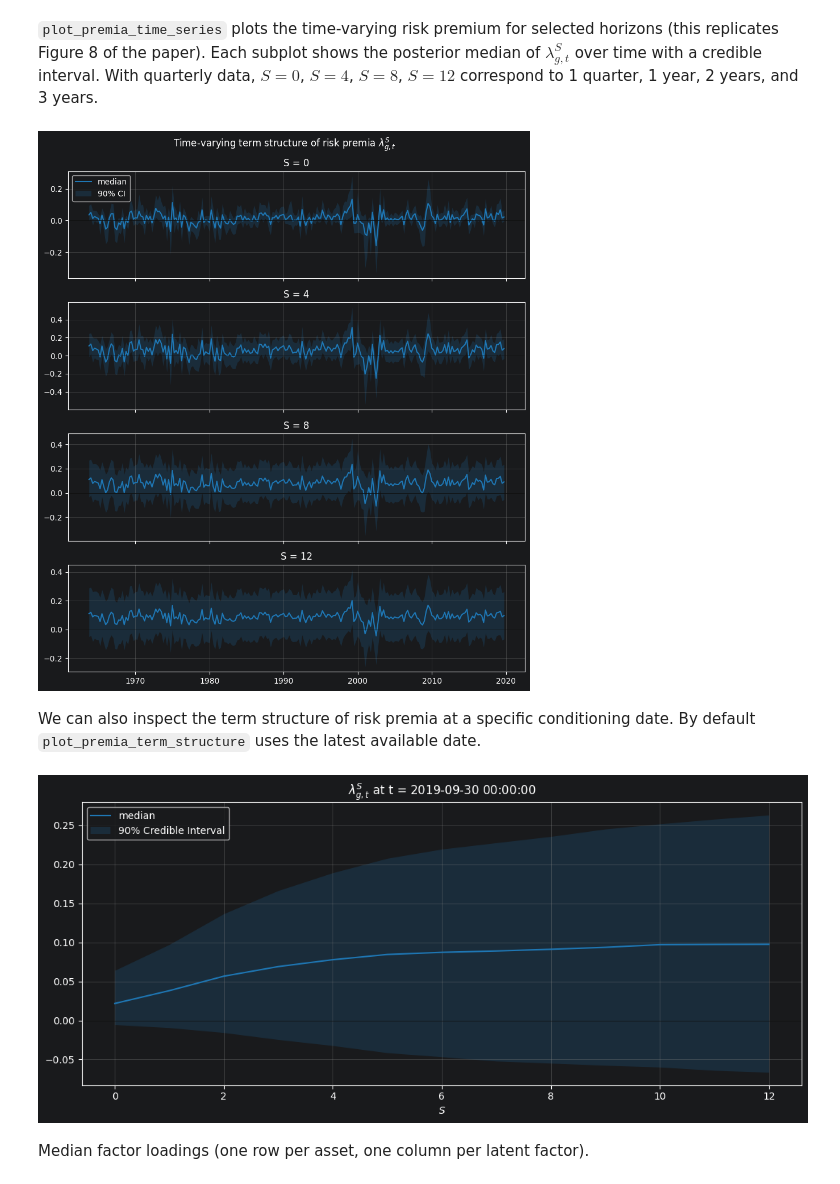
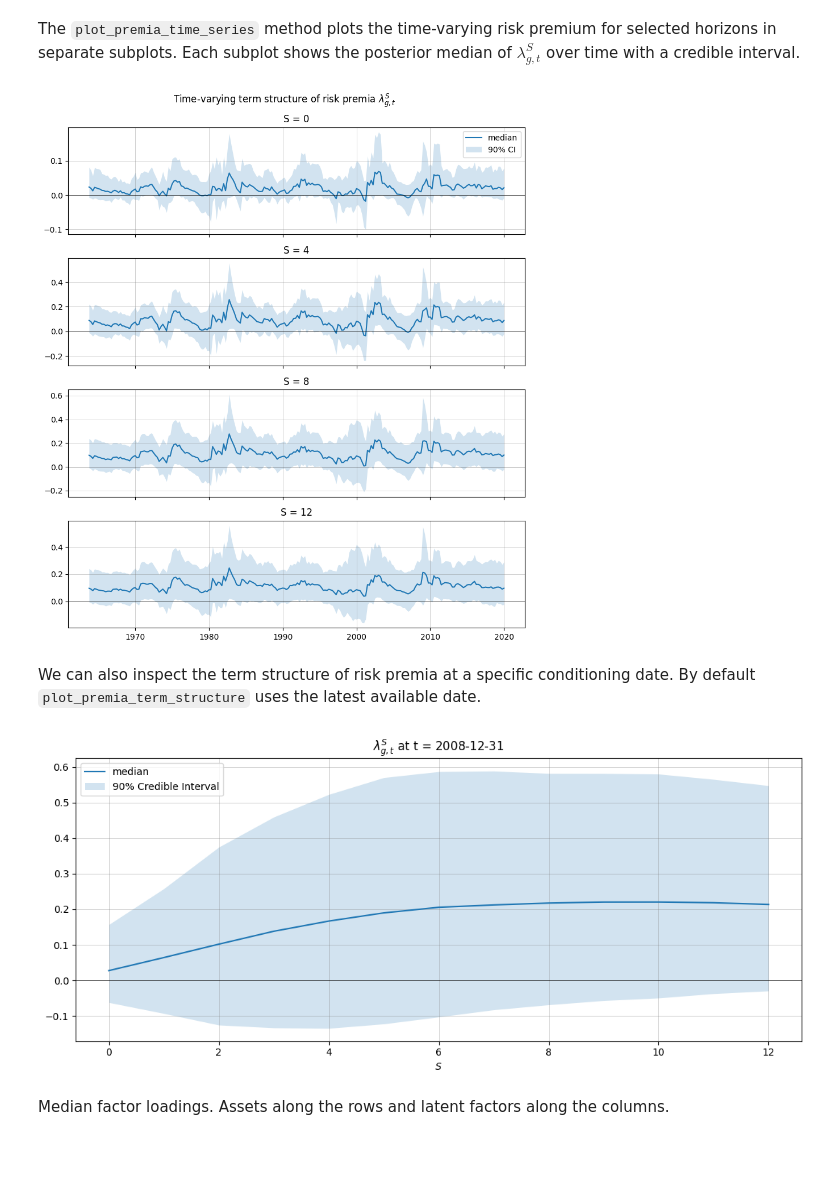
Before and after one commit to gusamarante/empfin, a Jupyter notebook: examples/msb_conditional_replication.ipynb, the cells around one changed output. Cells and saved outputs as stored; diff of their text form; code cells hidden in the pictures; blank space fills up the shorter version.

Commit message:
Updated example file for the conditional model

```diff
--- a/examples/msb_conditional_replication.ipynb
+++ b/examples/msb_conditional_replication.ipynb
@@ -14 +9,8 @@ gdp = data_df.pop("GDP")
+# %%
+from empfin import ConditionalRiskPremiaTermStructure, msb_conditional_replication
+import matplotlib.pyplot as plt
+import numpy as np
+
+data_df, predictors = msb_conditional_replication()
+gdp = data_df.pop("GDP")
 # %% [markdown]
@@ -18,9 +20,9 @@ crpts = ConditionalRiskPremiaTermStructure(
     assets=data_df,
     factor=gdp,
     s_bar=12,
+    predictors=predictors,
     n_draws=2000,
     burnin=2000,
     k=5,
-    predictors=gdp.to_frame(),
     q=1,
 )
@@ -27,14 +56,14 @@ crpts = ConditionalRiskPremiaTermStructure(
 # %% [markdown]
-`plot_premia_time_series` plots the time-varying risk premium for selected horizons (this replicates Figure 8 of the paper). Each subplot shows the posterior median of $\lambda^S_{g,t}$ over time with a credible interval. With quarterly data, $S=0$, $S=4$, $S=8$, $S=12$ correspond to 1 quarter, 1 year, 2 years, and 3 years.
+The `plot_premia_time_series` method plots the time-varying risk premium for selected horizons in separate subplots. Each subplot shows the posterior median of $\lambda^S_{g,t}$ over time with a credible interval.
 # %%
 crpts.plot_premia_time_series(horizons=(0, 4, 8, 12))
 # %% [output]
-[figure, old version]
+[figure, new version]
 # %% [markdown]
 We can also inspect the term structure of risk premia at a specific conditioning date. By default `plot_premia_term_structure` uses the latest available date.
 # %%
-crpts.plot_premia_term_structure()
+crpts.plot_premia_term_structure(t="2008-12-31")
 # %% [output]
-[figure, old version]
+[figure, new version]
 # %% [markdown]
-Median factor loadings (one row per asset, one column per latent factor).
+Median factor loadings. Assets along the rows and latent factors along the columns.
```
Also changed, not shown: parts of 10 cells of this notebook.
